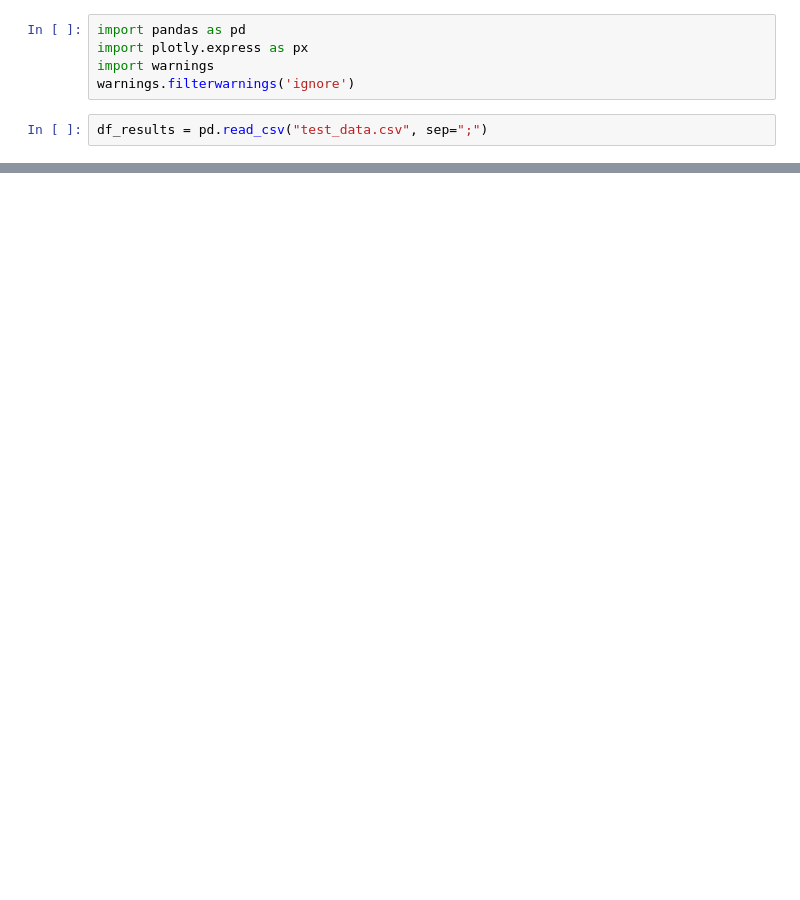
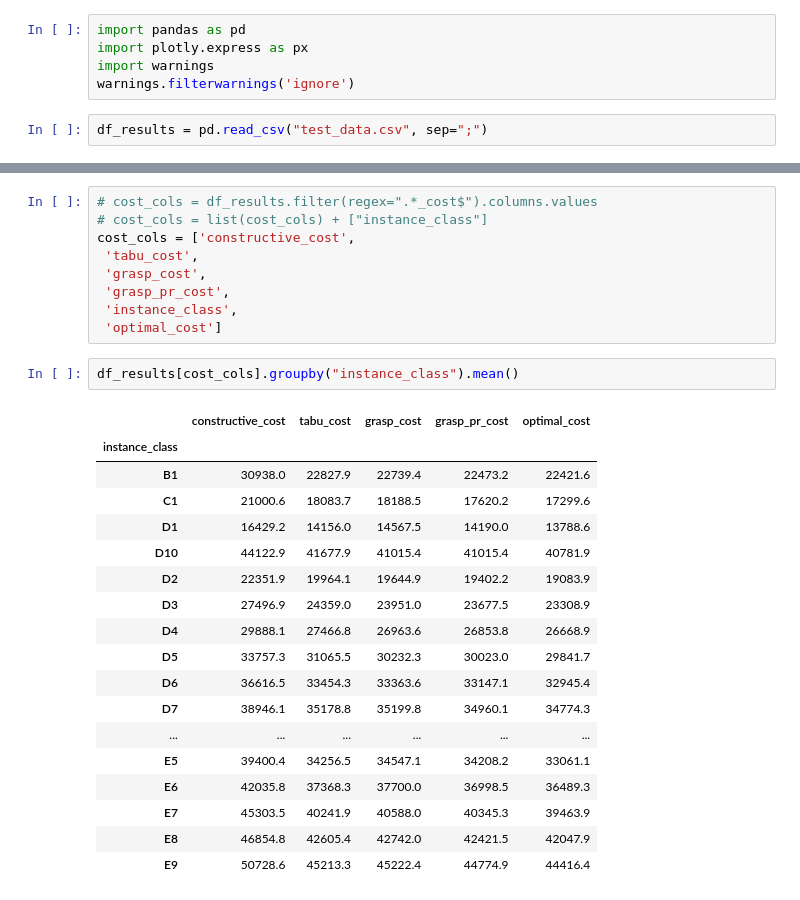
Before and after one commit to RaulWCosta/Trabalho_heur_metaheur, a Jupyter notebook: analise dos resultados.ipynb, the cells around one changed output, grey strips where cells are left out. Saved outputs shown, nothing was run; the diff lists cells and outputs as text; blank space fills up the shorter version.

```diff
--- a/analise dos resultados.ipynb
+++ b/analise dos resultados.ipynb
@@ -73,0 +125,30 @@ fig.show()
+# %%
+# cost_cols = df_results.filter(regex=".*_cost$").columns.values
+# cost_cols = list(cost_cols) + ["instance_class"]
+cost_cols = ['constructive_cost',
+ 'tabu_cost',
+ 'grasp_cost',
+ 'grasp_pr_cost',
+ 'instance_class',
+ 'optimal_cost']
+# %%
+df_results[cost_cols].groupby("instance_class").mean()
+# %% [output]
+|  | constructive_cost | tabu_cost | grasp_cost | grasp_pr_cost | optimal_cost |
+| instance_class |  |  |  |  |  |
+| B1 | 30938.0 | 22827.9 | 22739.4 | 22473.2 | 22421.6 |
+| C1 | 21000.6 | 18083.7 | 18188.5 | 17620.2 | 17299.6 |
+| D1 | 16429.2 | 14156.0 | 14567.5 | 14190.0 | 13788.6 |
+| D10 | 44122.9 | 41677.9 | 41015.4 | 41015.4 | 40781.9 |
+| D2 | 22351.9 | 19964.1 | 19644.9 | 19402.2 | 19083.9 |
+| D3 | 27496.9 | 24359.0 | 23951.0 | 23677.5 | 23308.9 |
+| D4 | 29888.1 | 27466.8 | 26963.6 | 26853.8 | 26668.9 |
+| D5 | 33757.3 | 31065.5 | 30232.3 | 30023.0 | 29841.7 |
+| D6 | 36616.5 | 33454.3 | 33363.6 | 33147.1 | 32945.4 |
+| D7 | 38946.1 | 35178.8 | 35199.8 | 34960.1 | 34774.3 |
+| ... | ... | ... | ... | ... | ... |
+| E5 | 39400.4 | 34256.5 | 34547.1 | 34208.2 | 33061.1 |
+| E6 | 42035.8 | 37368.3 | 37700.0 | 36998.5 | 36489.3 |
+| E7 | 45303.5 | 40241.9 | 40588.0 | 40345.3 | 39463.9 |
+| E8 | 46854.8 | 42605.4 | 42742.0 | 42421.5 | 42047.9 |
+| E9 | 50728.6 | 45213.3 | 45222.4 | 44774.9 | 44416.4 |
```
Also changed, not shown: parts of 8 cells of this notebook.
